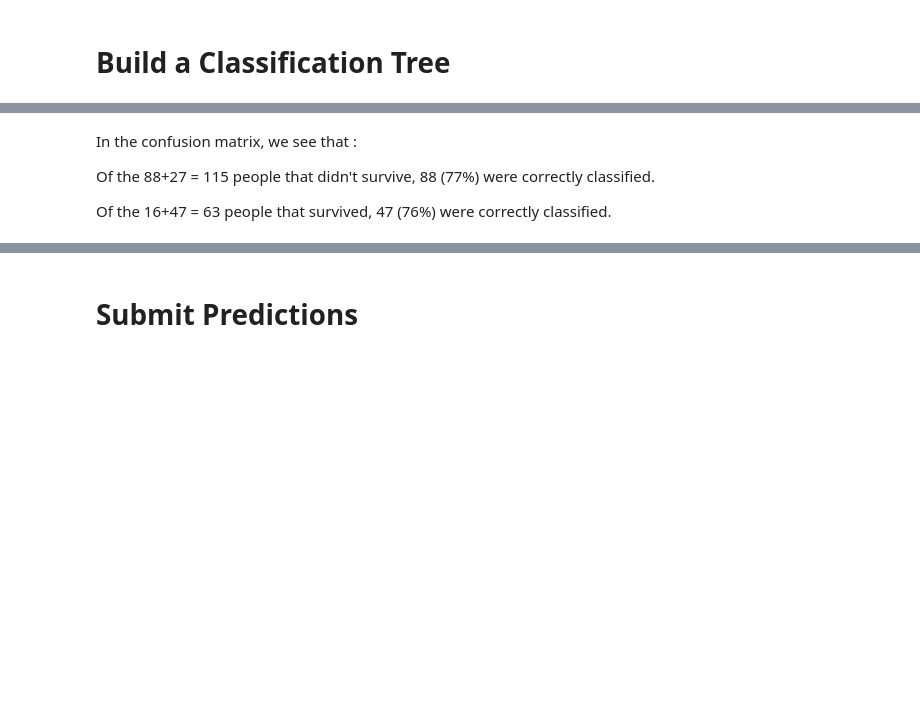
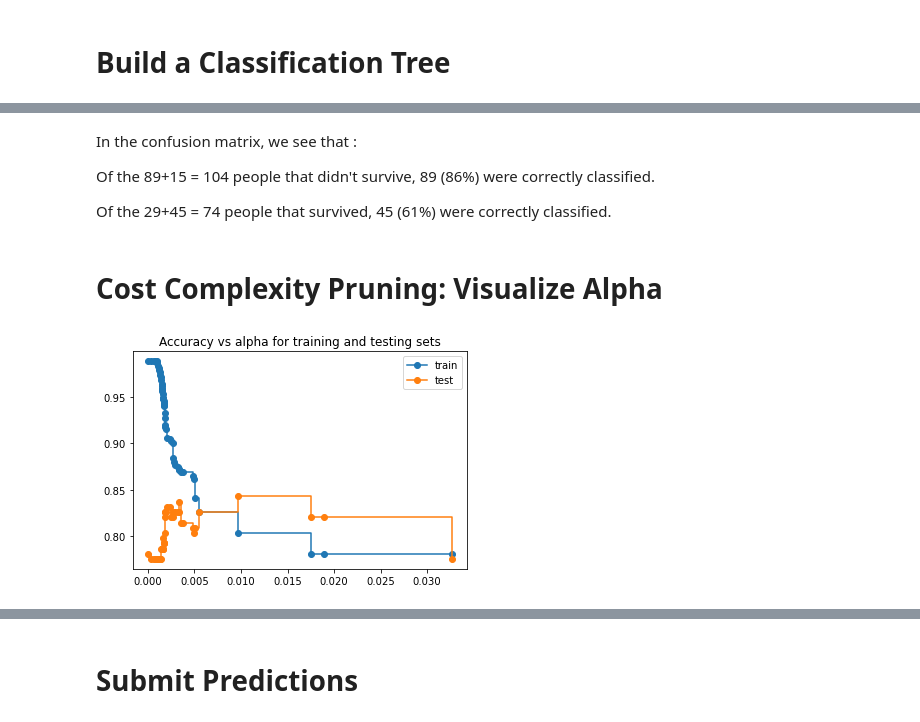
Before and after one commit to PratsNathan/Titanic, a Jupyter notebook: Titanic Data Science.ipynb, the cells around one changed output, grey strips where cells are left out. Cells and saved outputs as stored; diff of their text form; code cells hidden in the pictures; blank space fills up the shorter version.

```diff
--- a/Titanic Data Science.ipynb
+++ b/Titanic Data Science.ipynb
@@ -191,6 +190,33 @@ plot_confusion_matrix(clf_dt,X_test,Y_test,display_labels=["Didn't Survive","Sur
 # %% [markdown]
 In the confusion matrix, we see that :
 
-Of the 88+27 = 115 people that didn't survive, 88 (77%) were correctly classified.
+Of the 89+15 = 104 people that didn't survive, 89 (86%) were correctly classified.
 
-Of the 16+47 =  63 people that survived, 47 (76%) were correctly classified.
+Of the 29+45 =  74 people that survived, 45 (61%) were correctly classified.
+# %% [markdown]
+# Cost Complexity Pruning: Visualize Alpha
+# %%
+path = clf_dt.cost_complexity_pruning_path(X_train,Y_train)
+ccp_alphas = path.ccp_alphas
+ccp_alphas = ccp_alphas[:-1]
+
+clf_dts = []
+
+for ccp_alpha in ccp_alphas:
+    clf_dt = DecisionTreeClassifier(random_state=random_state_number,ccp_alpha=ccp_alpha)
+    clf_dt.fit(X_train,Y_train)
+    clf_dts.append(clf_dt)
+# %%
+train_scores = [clf_dt.score(X_train,Y_train) for clf_dt in clf_dts]
+test_scores = [clf_dt.score(X_test,Y_test) for clf_dt in clf_dts]
+
+fig, ax = plt.subplots()
+ax.set_xlabel = ("alpha")
+ax.set_ylabel = ("accuracy")
+ax.set_title("Accuracy vs alpha for training and testing sets")
+ax.plot(ccp_alphas,train_scores,marker='o',label="train",drawstyle="steps-post")
+ax.plot(ccp_alphas,test_scores,marker='o',label="test",drawstyle="steps-post")
+ax.legend()
+plt.show()
+# %% [output]
+[figure, added]
```
Also changed, not shown: parts of 21 cells of this notebook, 1 other file.
